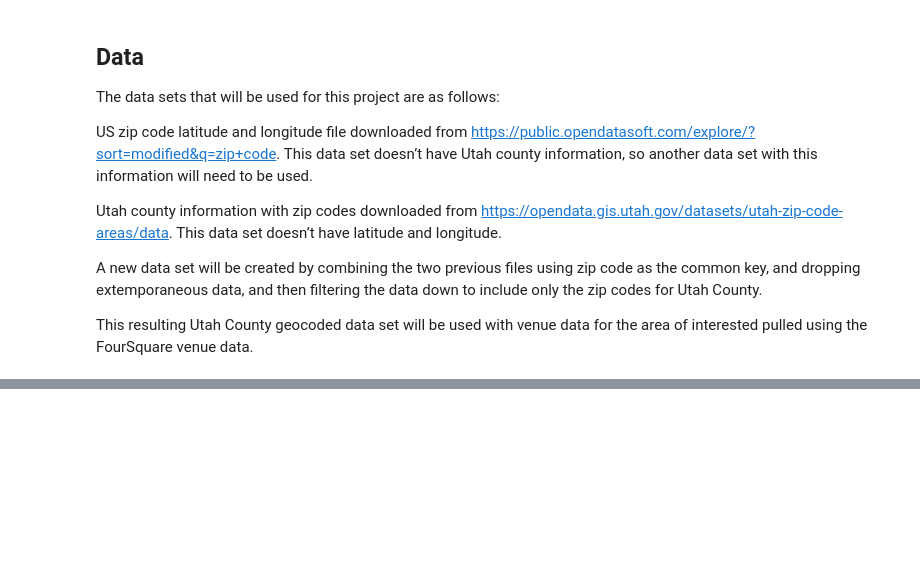
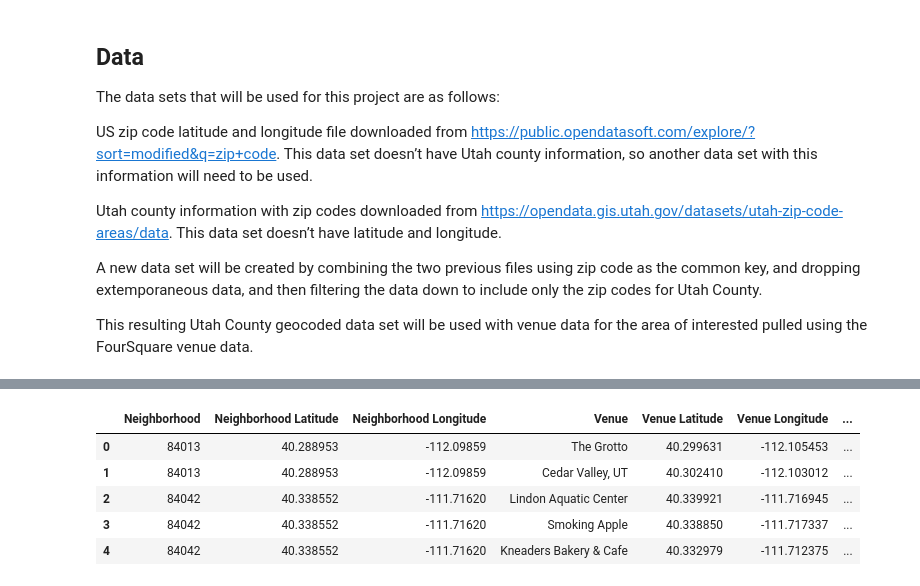
Before and after one commit to qkoller/Utah-County, a Jupyter notebook: Utah County Analysis.ipynb, the cells around one changed output, grey strips where cells are left out. Cells and saved outputs as stored; diff of their text form; code cells hidden in the pictures; blank space fills up the shorter version.

```diff
--- a/Utah County Analysis.ipynb
+++ b/Utah County Analysis.ipynb
@@ -18,0 +201,11 @@ This resulting Utah County geocoded data set will be used with venue data for th
+# %%
+# Lets take a peek and see what we got
+
+UtahCountyVenues.head()
+# %% [output]
+|  | Neighborhood | Neighborhood Latitude | Neighborhood Longitude | Venue | Venue Latitude | Venue Longitude | ... |
+| 0 | 84013 | 40.288953 | -112.09859 | The Grotto | 40.299631 | -112.105453 | ... |
+| 1 | 84013 | 40.288953 | -112.09859 | Cedar Valley, UT | 40.302410 | -112.103012 | ... |
+| 2 | 84042 | 40.338552 | -111.71620 | Lindon Aquatic Center | 40.339921 | -111.716945 | ... |
+| 3 | 84042 | 40.338552 | -111.71620 | Smoking Apple | 40.338850 | -111.717337 | ... |
+| 4 | 84042 | 40.338552 | -111.71620 | Kneaders Bakery & Cafe | 40.332979 | -111.712375 | ... |
```
Also changed, not shown: parts of 32 cells of this notebook.
